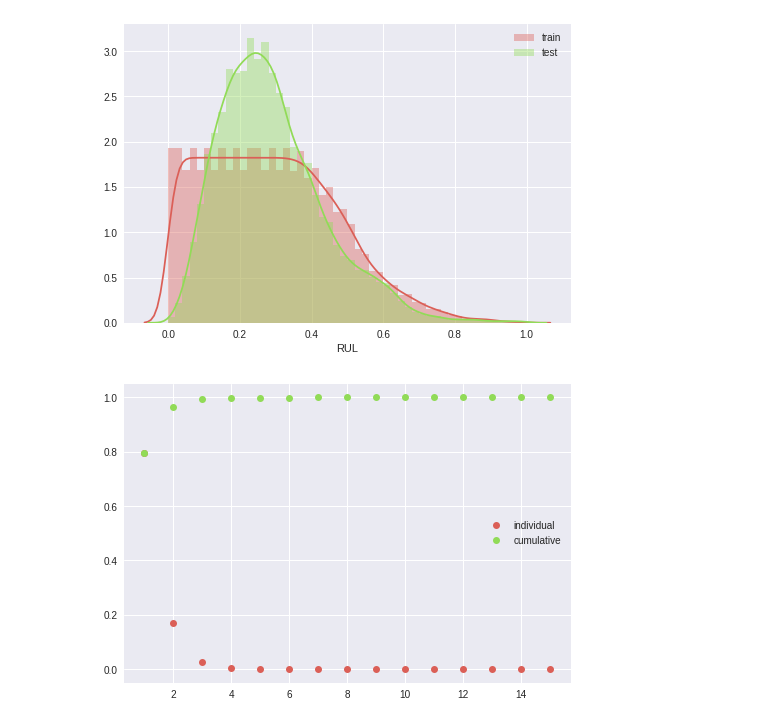
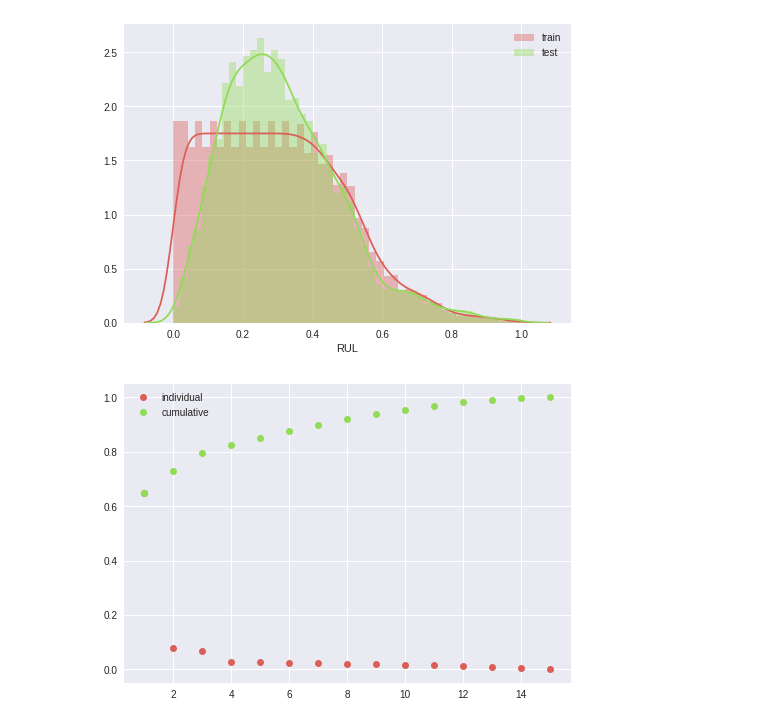
Before and after one commit to asadisaghar/PdM-C-MAPSS, a Jupyter notebook: play/PCA.ipynb, the cells around one changed output. Saved outputs shown, nothing was run; the diff lists cells and outputs as text; code cells hidden in the pictures.

```diff
--- a/play/PCA.ipynb
+++ b/play/PCA.ipynb
@@ -11,14 +11,15 @@ current_palette_4 = sns.color_palette("hls", 4)
 sns.set_palette(current_palette_4)
 # %%
 ## SETUP
-sn = 2
+sn = 1
 setnumber = 'FD00' + str(sn)
 pltpath = 'plots/PCA/%s/'%setnumber
 ## SCALING SETTINGS
 bins = [-1, 0.25, 0.5, 0.75, 1.0]
 ## COMPONENT ANALYSIS SETTINGS
-PCA = True
+PCA = False
 CCA = False
+FA = True
 nc = 15
 ## SVM SETTINGS
 outlier_threshold = 0.1
@@ -117,7 +116,7 @@ plt.legend()
 plt.savefig(pltpath + 'RUL_scaling.png')
 plt.show()
 # %% [output]
-[figure, old version]
+[figure, new version]
 # %%
 ## SEPARATE FEATURES AND LABELS
 train_X = train.values[:,2:-2]
@@ -126,24 +125,29 @@ test_X = test.values[:,2:-2]
 test_y = test.values[:,-2]
 # %%
 ## COMPONENT ANALYSIS
-
+PCA=True
+FA=False
 if PCA:
     pca = sklearn.decomposition.PCA(n_components=nc).fit(train_X)
     trainX = pca.transform(train_X)
     testX = pca.transform(test_X)
     evals = pca.explained_variance_ratio_
     evals_cs = evals.cumsum()
     plt.plot(range(1, nc+1), evals, 'o', label='individual')
     plt.plot(range(1, nc+1), evals_cs, 'o', label='cumulative')
     plt.legend()
     plt.savefig(pltpath + 'PCA_variance_ratio.png')
     plt.show()
 elif CCA:
     cca = sklearn.cross_decomposition.CCA(n_components=nc).fit(train_X, train_y)
     trainX = cca.transform(train_X)
     testX = cca.transform(test_X)
+elif FA:
+    mfa = sklearn.decomposition.FactorAnalysis(n_components=nc).fit(train_X)
+    trainX = mfa.transform(train_X)
+    testX = mfa.transform(test_X)
 # %% [output]
-[figure, old version]
+[figure, new version]
 # %%
 ## PLOT SAMPLES ALONG THE FIRST 2 PRINCIPAL COMPONENTS
 X_train = pd.DataFrame(trainX, columns=['comp_'+str(x) for x in range(1, trainX.shape[1]+1)])
```
Also changed, not shown: parts of 17 cells of this notebook, 35 other files.
